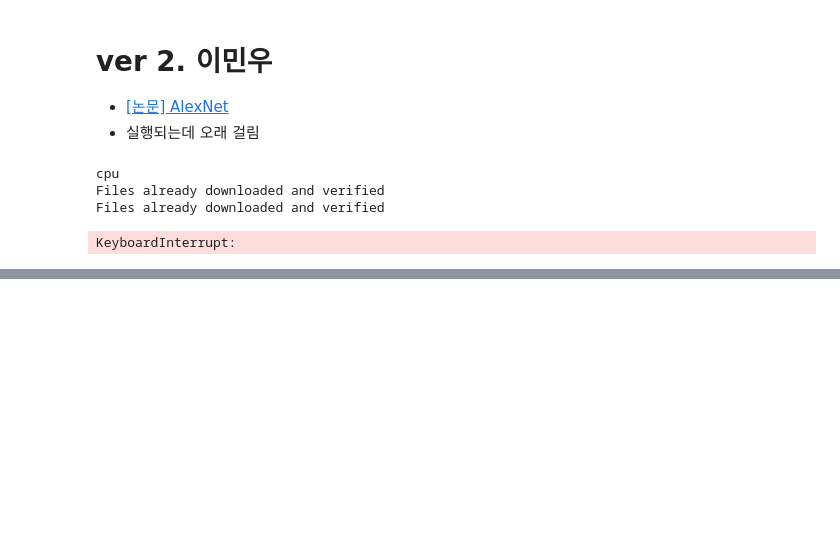
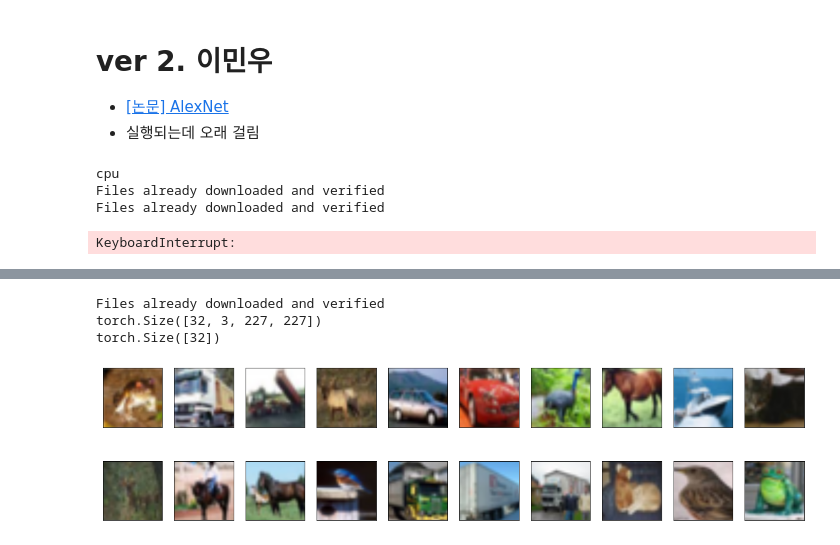
Before and after one commit to limeorange/AI_Paper_Review, a Jupyter notebook: (2012) AlexNet - 220413 my.ipynb, the cells around one changed output, grey strips where cells are left out. Drawn from its saved outputs; the diff is of its cells as text; code cells hidden in the pictures; blank space fills up the shorter version.

```diff
--- a/(2012) AlexNet - 220413 my.ipynb
+++ b/(2012) AlexNet - 220413 my.ipynb
@@ -530,0 +602,41 @@ KeyboardInterrupt:
+# %%
+'''
+⭐️ transforms의 parameter test
+'''
+## ToTensor(), Resize(256), RandomCrop(227) ...
+
+# function to un-normalize and display an image
+def imshow(img):
+    img = img / 2 + 0.5 # unnormalize
+    plt.imshow(np.transpose(img, (1, 2, 0))) # convert from Tensor image
+
+batch_size = 32
+
+train_transforms = transforms.Compose([transforms.ToTensor(),
+                                       transforms.Resize(256),
+                                       transforms.RandomCrop(227),
+                                       transforms.Normalize([0.5, 0.5, 0.5],[0.5, 0.5, 0.5])])
+
+train_data = datasets.CIFAR10('./data', train = True, download = True, transform = train_transforms)
+train_loader = torch.utils.data.DataLoader(train_data, batch_size=batch_size)
+
+for x, y in train_loader:
+    print(x.shape)
+    print(y.shape)
+    break
+
+dataiter = iter(train_loader)
+images, labels = dataiter.next()
+images = images.numpy()
+
+# fig = plt.figure(figsize=(30, 30))
+fig = plt.figure(figsize=(20, 5))
+# display 20 images
+for idx in np.arange(20):
+    ax = fig.add_subplot(2, 10, idx+1, xticks=[], yticks=[])
+    imshow(images[idx])
+# %% [output]
+Files already downloaded and verified
+torch.Size([32, 3, 227, 227])
+torch.Size([32])
+[figure, added]
```
Also changed, not shown: parts of 14 cells of this notebook, 2 other files.
